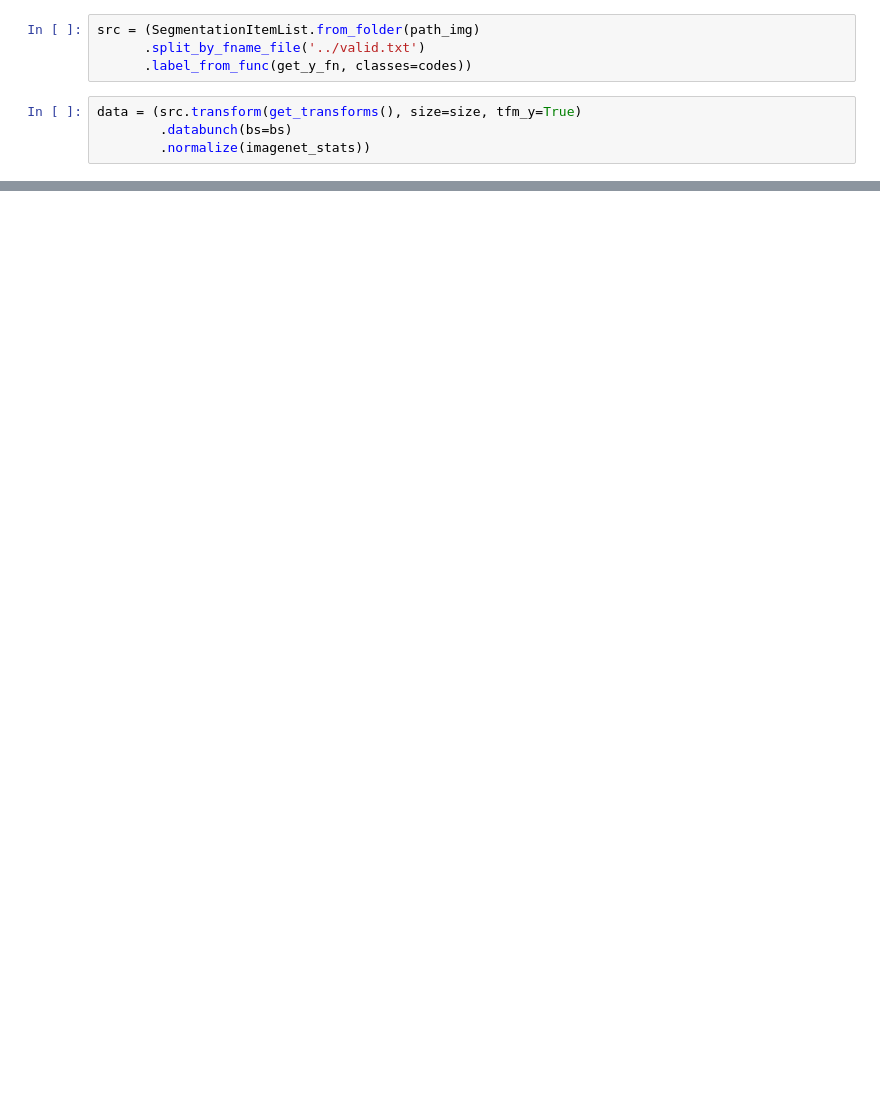
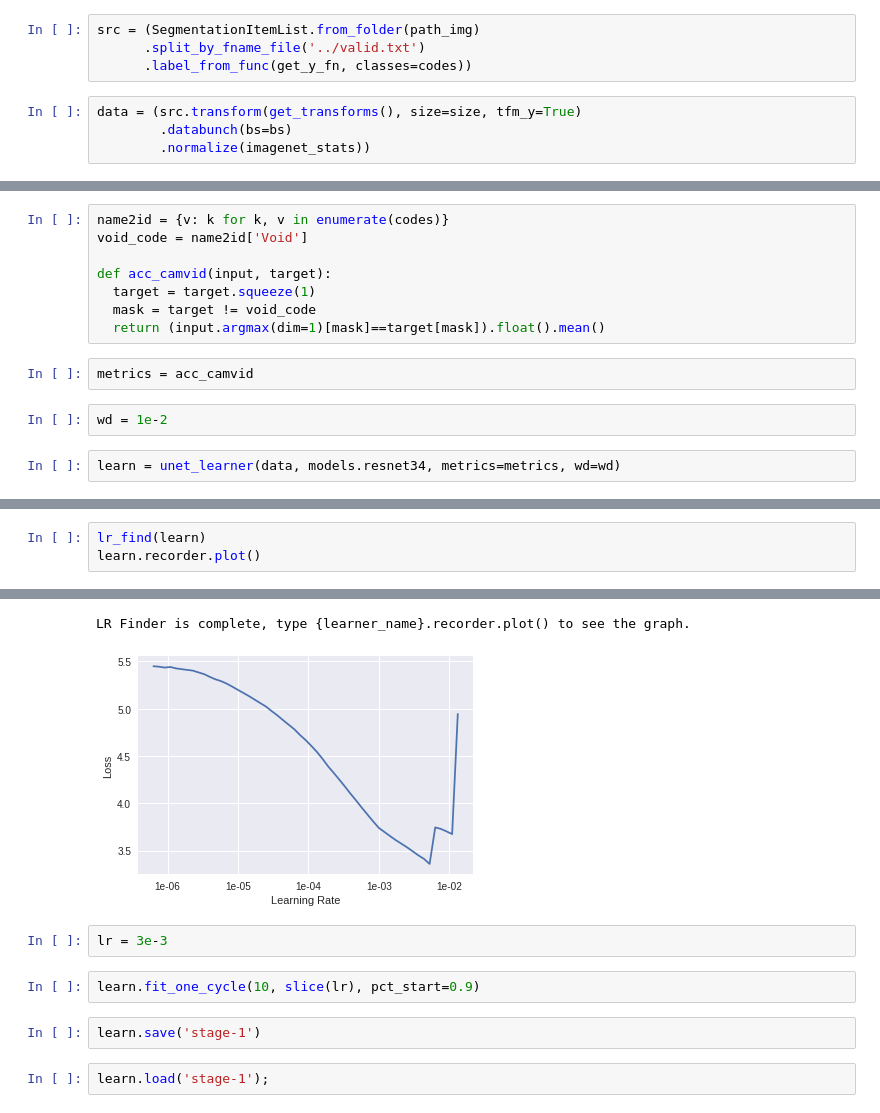
Before and after one commit to s-r-aman/machine_learning_playground, a Jupyter notebook: fastdotai_dl/lesson3_camvid.ipynb, the cells around one changed output, grey strips where cells are left out. Saved outputs shown, nothing was run; the diff lists cells and outputs as text; blank space fills up the shorter version.

```diff
--- a/fastdotai_dl/lesson3_camvid.ipynb
+++ b/fastdotai_dl/lesson3_camvid.ipynb
@@ -85,0 +86,14 @@ data.show_batch(2, figsize=(10,7), d_type=DatasetType.Valid)
+# %%
+name2id = {v: k for k, v in enumerate(codes)}
+void_code = name2id['Void']
+
+def acc_camvid(input, target):
+  target = target.squeeze(1)
+  mask = target != void_code
+  return (input.argmax(dim=1)[mask]==target[mask]).float().mean()
+# %%
+metrics = acc_camvid
+# %%
+wd = 1e-2
+# %%
+learn = unet_learner(data, models.resnet34, metrics=metrics, wd=wd)
@@ -85,0 +102,4 @@ data.show_batch(2, figsize=(10,7), d_type=DatasetType.Valid)
+# %%
+lr_find(learn)
+learn.recorder.plot()
+# %% [output]
@@ -85,0 +107,10 @@ data.show_batch(2, figsize=(10,7), d_type=DatasetType.Valid)
+LR Finder is complete, type {learner_name}.recorder.plot() to see the graph.
+[figure, added]
+# %%
+lr = 3e-3
+# %%
+learn.fit_one_cycle(10, slice(lr), pct_start=0.9)
+# %%
+learn.save('stage-1')
+# %%
+learn.load('stage-1');
```
Also changed, not shown: parts of 10 cells of this notebook.
